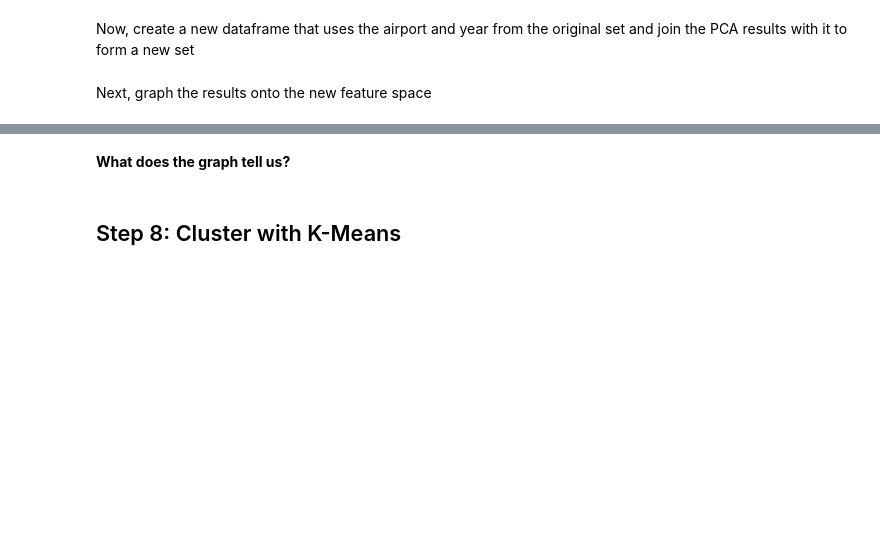
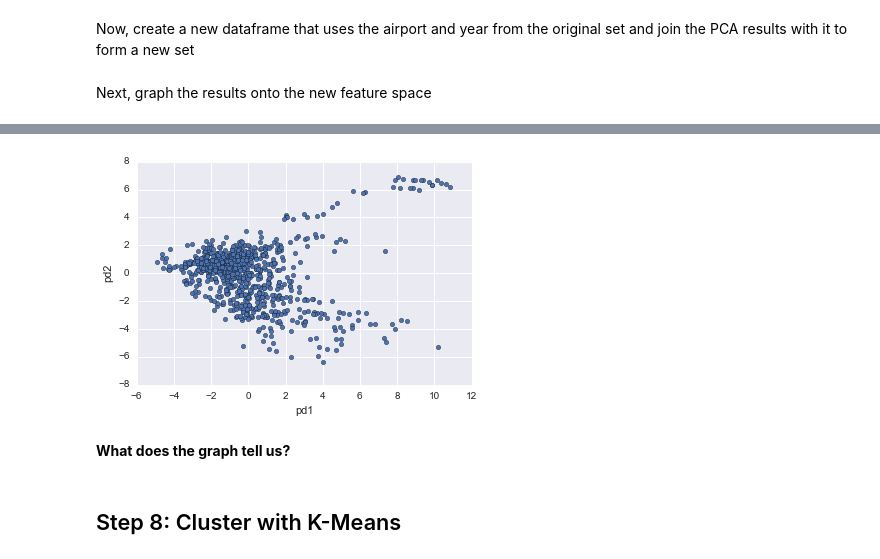
Before and after one commit to cmyoung0718/dsi-sea-week07-2.4, a Jupyter notebook: code/starter-code/starter_code.ipynb, the cells around one changed output, grey strips where cells are left out. Cells and saved outputs as stored; diff of their text form; code cells hidden in the pictures; blank space fills up the shorter version.

```diff
--- a/code/starter-code/starter_code.ipynb
+++ b/code/starter-code/starter_code.ipynb
@@ -139,3 +140,8 @@ plt.show()
+# %%
+new_df.plot('pd1', 'pd2', kind='scatter')
+plt.show()
+# %% [output]
+[figure, added]
 # %% [markdown]
 **What does the graph tell us?**
 # %% [markdown]
```
Also changed, not shown: parts of 7 cells of this notebook.
